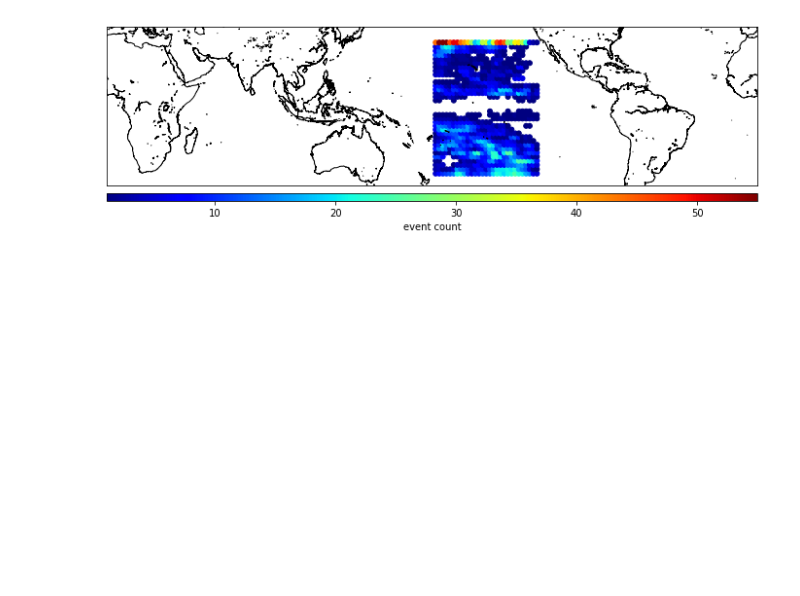
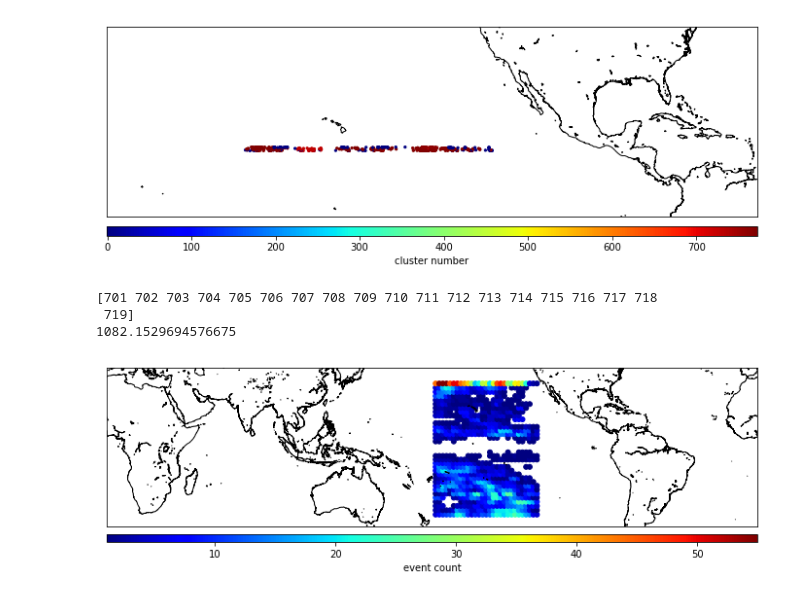
Before and after one commit to pshivraj/Precip_eScience, a Jupyter notebook: Plot Clustering Results.ipynb, the cells around one changed output. Saved outputs shown, nothing was run; the diff lists cells and outputs as text; code cells hidden in the pictures; blank space fills up the shorter version.

```diff
--- a/Plot Clustering Results.ipynb
+++ b/Plot Clustering Results.ipynb
@@ -216,3 +169,39 @@ Text(0.5, 1.0, 'Range of Latent Heat Profiles in Events')
+# %%
+bbox = [0,40,150,300]
+
+plt.figure(figsize=(12,6))
+# Define the projection, scale, the corners of the map, and the resolution.
+m = Basemap(projection='merc',llcrnrlat=bbox[0],urcrnrlat=bbox[1],\
+            llcrnrlon=bbox[2],urcrnrlon=bbox[3],lat_ts=10,resolution='i')
+cmap = plt.get_cmap('gist_earth')
+
+# Draw coastlines
+m.drawcoastlines()
+
+time = pd.DatetimeIndex(Time)
+#indices = np.argwhere((time<datetime.datetime(2000,8,2)) & (time>datetime.datetime(2000,7,30)) & (labels>-1))
+indices = np.argwhere((Data[:,1]>15))
+
+#indices = np.argwhere(labels==709)
+
+llat = Data[indices,1]
+llon = Data[indices,2]
+clusnum = Data[indices,0]
+clusnum = labels[indices]
+
+cs = m.scatter(360+llon,llat, latlon=True, c=clusnum, s=5,cmap='jet')
+cbar = m.colorbar(cs,location='bottom',pad="5%")
+cbar.set_label('cluster number')
+# %% [output]
+[figure, added]
+# %%
+print(np.unique(labels[indices]))
+
+print(6371*lat_long_to_arc(12,np.amin(Data[labels==710,2]),12,np.amin(Data[labels==709,2])))
+# %% [output]
+[701 702 703 704 705 706 707 708 709 710 711 712 713 714 715 716 717 718
+ 719]
+1082.1529694576675
 # %%
 bbox = [-40,40,0,360]
 
```
Also changed, not shown: parts of 9 cells of this notebook, 1 other file.
